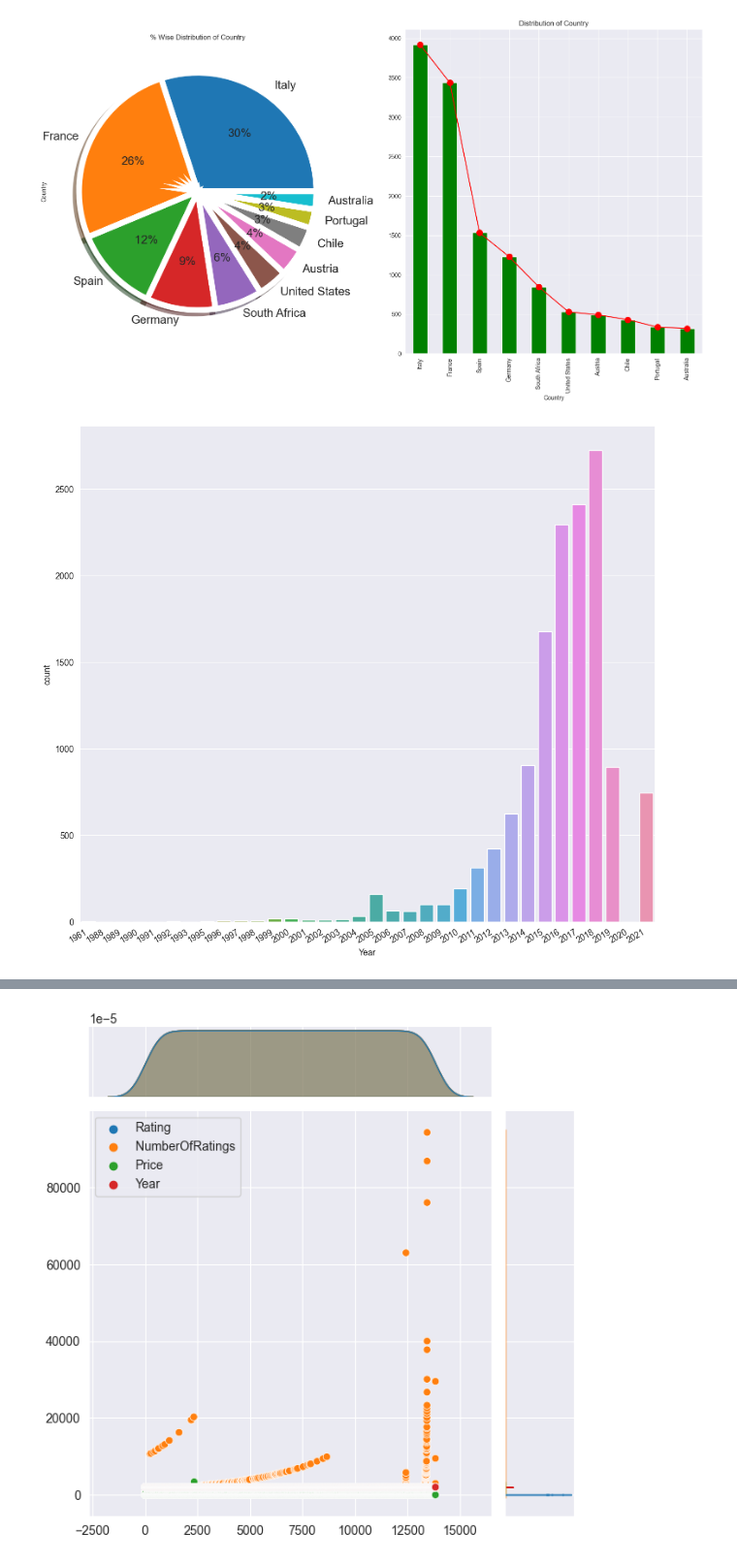
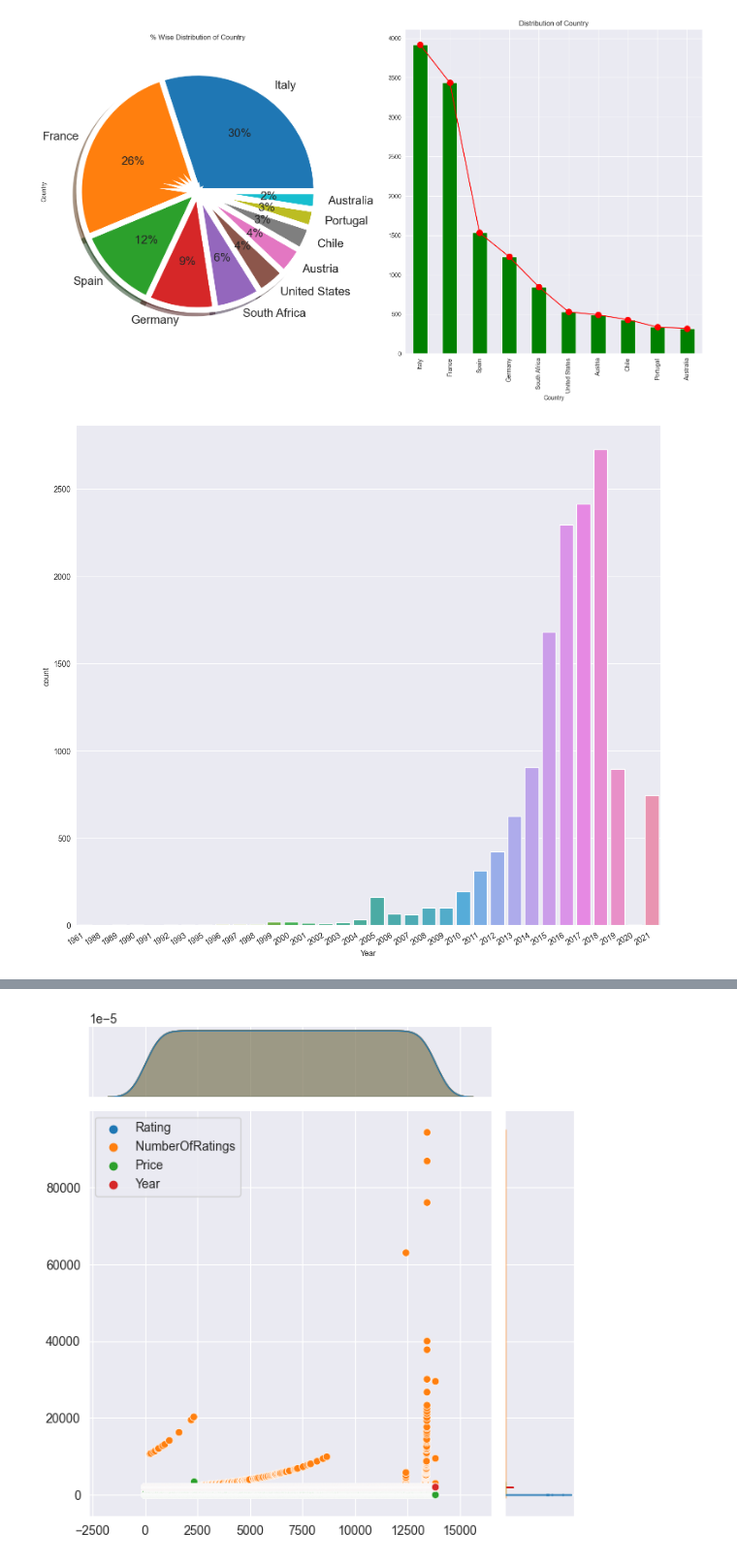
Before and after one commit to abd1bayev/My-Vivino, a Jupyter notebook: my_vivino.ipynb, the cells around one changed output, grey strips where cells are left out. Shown at 97% size. Saved outputs shown, nothing was run; the diff lists cells and outputs as text; code cells hidden in the pictures.

```diff
--- a/my_vivino.ipynb
+++ b/my_vivino.ipynb
@@ -38,7 +49,7 @@ from sklearn.metrics import mean_absolute_error, r2_score, mean_squared_error
 # import plotly.graph_objects as go
 # import plotly.express as px
 # %%
-vino_df = pd.read_csv("Vivino_data.csv")
+vino_df = pd.read_csv("Data/Vivino_data.csv")
 vino_df.head(10)
 # %% [output]
 |  | Unnamed: 0 | Name | Country | Region | Winery | Rating | NumberOfRatings | Price | Year | Style |
@@ -157,10 +168,10 @@ pie(vino_df)
 [figure]
 # %%
 def Year(dataset):
-    ax = sns.catplot(x='Year',kind='count',data=vino_df,orient="h",height=10.27)
+    ax = sns.catplot(x='Year',kind='count',data=vino_df,orient="h",height=11.30)
     ax.fig.autofmt_xdate()
     plt.show()
 
 Year(vino_df)
 # %% [output]
-[figure, old version]
+[figure, new version]
```
Also changed, not shown: parts of 12 cells of this notebook, 6 other files.
